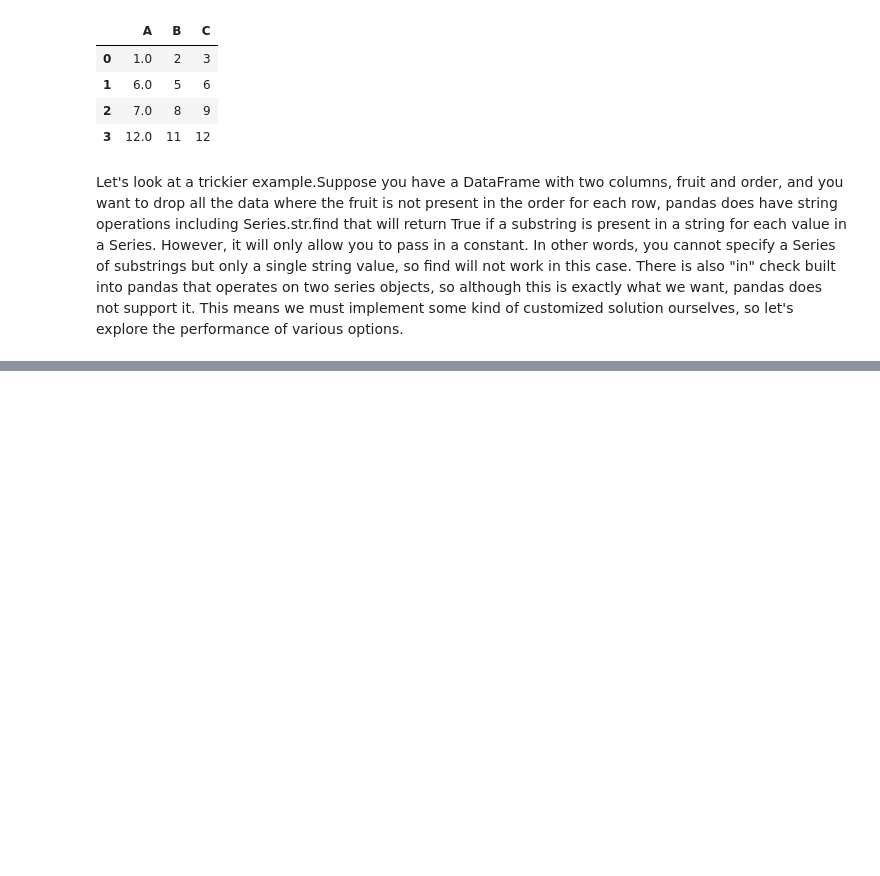
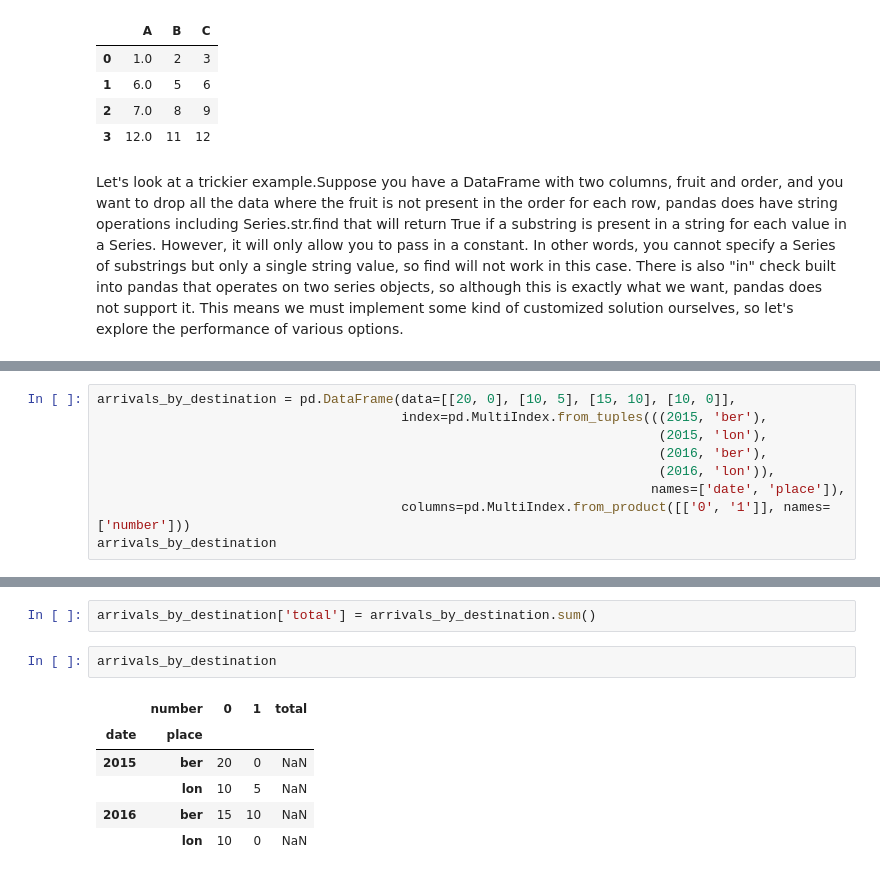
Before and after one commit to 1mmo/data-analysis-handbook, a Jupyter notebook: handbook/Working with data/Pandas.ipynb, the cells around one changed output, grey strips where cells are left out. Drawn from its saved outputs; the diff is of its cells as text; blank space fills up the shorter version.

```diff
--- a/handbook/Working with data/Pandas.ipynb
+++ b/handbook/Working with data/Pandas.ipynb
@@ -3061,0 +3139,9 @@ Using apply to solve this problem about 14 seconds on 100,000 rows, whereas usin
+# %%
+arrivals_by_destination = pd.DataFrame(data=[[20, 0], [10, 5], [15, 10], [10, 0]],
+                                       index=pd.MultiIndex.from_tuples(((2015, 'ber'),
+                                                                        (2015, 'lon'),
+                                                                        (2016, 'ber'),
+                                                                        (2016, 'lon')),
+                                                                       names=['date', 'place']),
+                                       columns=pd.MultiIndex.from_product([['0', '1']], names=['number']))
+arrivals_by_destination
@@ -3061,0 +3155,11 @@ Using apply to solve this problem about 14 seconds on 100,000 rows, whereas usin
+# %%
+arrivals_by_destination['total'] = arrivals_by_destination.sum()
+# %%
+arrivals_by_destination
+# %% [output]
+|  | number | 0 | 1 | total |
+| date | place |  |  |  |
+| 2015 | ber | 20 | 0 | NaN |
+|  | lon | 10 | 5 | NaN |
+| 2016 | ber | 15 | 10 | NaN |
+|  | lon | 10 | 0 | NaN |
```
Also changed, not shown: parts of 14 cells of this notebook.
